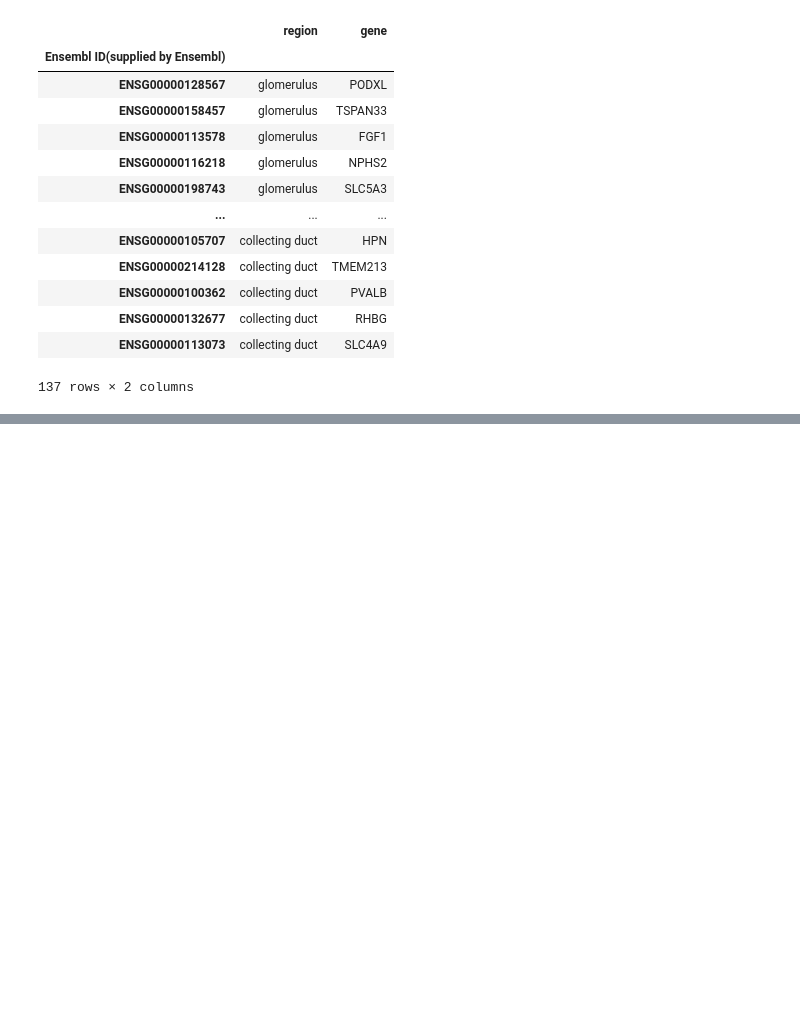
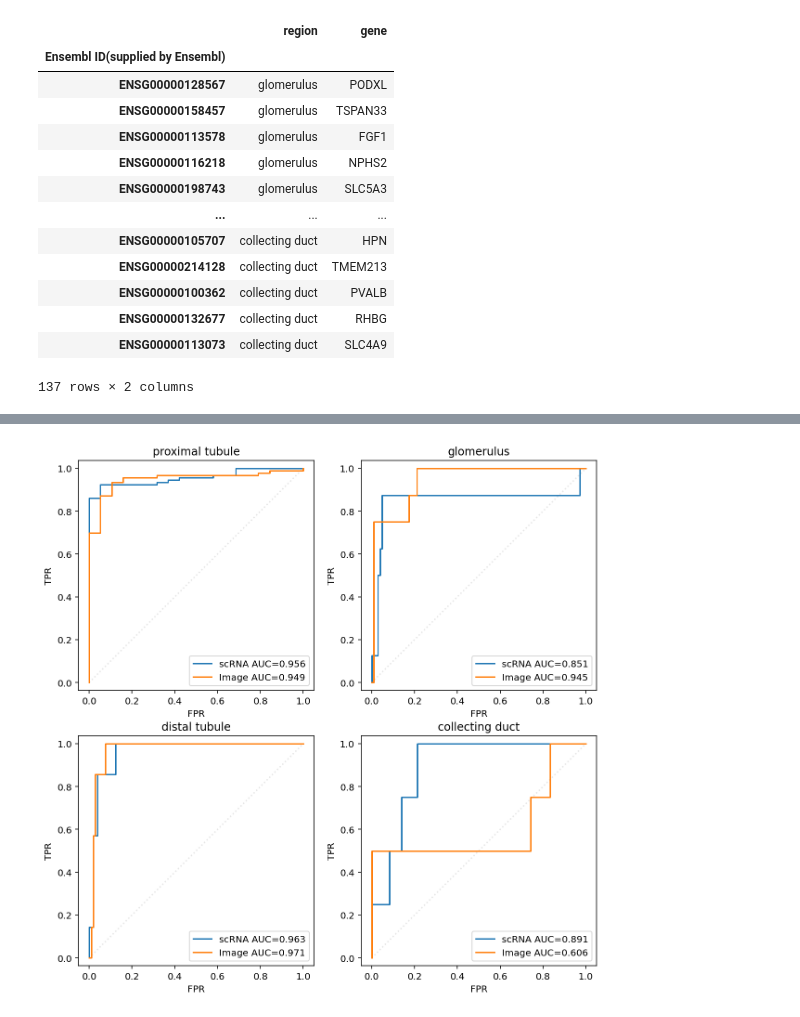
Before and after one commit to murphy17/HPA-SimCLR, a Jupyter notebook: 4_Fit_Classifier.ipynb, the cells around one changed output, grey strips where cells are left out. Drawn from its saved outputs; the diff is of its cells as text; code cells hidden in the pictures; blank space fills up the shorter version.

Commit message:
added main file, need to test

```diff
--- a/4_Fit_Classifier.ipynb
+++ b/4_Fit_Classifier.ipynb
@@ -117,0 +106,4 @@ test_mask = adata.obs['Gene'].isin(test_genes)
+# %%
+true_regions = hpa_markers.reset_index().pivot(index=hpa_markers.index.name,columns='region')['gene']
+true_regions = true_regions.fillna(0).astype(bool).astype(int)
+true_regions
@@ -117,0 +125,7 @@ test_mask = adata.obs['Gene'].isin(test_genes)
+# %%
+simclr_regions = Y_pred_test.join(adata.obs['Gene']).groupby('Gene').mean().dropna()
+simclr_regions = simclr_regions.T.join(hpa_mapping).groupby('region').sum().T
+simclr_regions = simclr_regions.join(hpa_markers[[]],how='right').dropna()
+simclr_regions = simclr_regions / simclr_regions.sum(1).values[:,None]
+simclr_regions = platt_scaling(simclr_regions, true_regions)
+simclr_regions
@@ -117,0 +146,7 @@ test_mask = adata.obs['Gene'].isin(test_genes)
+# %%
+rna_regions = Y_test.join(adata.obs['Gene']).groupby('Gene').mean().dropna()
+rna_regions = rna_regions.T.join(hpa_mapping).groupby('region').sum().T
+rna_regions = rna_regions.join(hpa_markers[[]],how='right').dropna()
+rna_regions = rna_regions / rna_regions.sum(1).values[:,None]
+rna_regions = platt_scaling(rna_regions, true_regions)
+rna_regions
@@ -117,0 +167,36 @@ test_mask = adata.obs['Gene'].isin(test_genes)
+# %%
+from sklearn.metrics import roc_curve, roc_auc_score
+
+regions = true_regions.sum().sort_values(ascending=False).index.tolist()
+
+figsize = 5
+fig,axs = plt.subplots(2,len(regions)//2,figsize=(len(regions)//2*figsize,2*figsize))
+axs=axs.ravel()
+for ax,region in zip(axs,regions):
+    ax.plot([0,1],[0,1],'k:',alpha=0.1)
+    ax.set_title(region)
+
+    name = 'scRNA'
+    y = true_regions[region]
+    y_pred = simclr_regions[region]
+    idx = list(set(y.index)&set(y_pred.index))
+    y, y_pred = y[idx], y_pred[idx]
+    fpr, tpr, thr = roc_curve(y,y_pred)
+    auc = roc_auc_score(y,y_pred)
+    ax.plot(fpr,tpr,label=f'{name} AUC=%.3f'%auc)
+
+    name = 'Image'
+    y = true_regions[region]
+    y_pred = rna_regions[region]
+    idx = list(set(y.index)&set(y_pred.index))
+    y, y_pred = y[idx], y_pred[idx]
+    fpr, tpr, thr = roc_curve(y,y_pred)
+    auc = roc_auc_score(y,y_pred)
+    ax.plot(fpr,tpr,label=f'{name} AUC=%.3f'%auc)
+
+    ax.axis('equal')
+    ax.set_xlabel('FPR')
+    ax.set_ylabel('TPR')
+    ax.legend()
+# %% [output]
+[figure, added]
```
Also changed, not shown: parts of 17 cells of this notebook, 12 other files.
